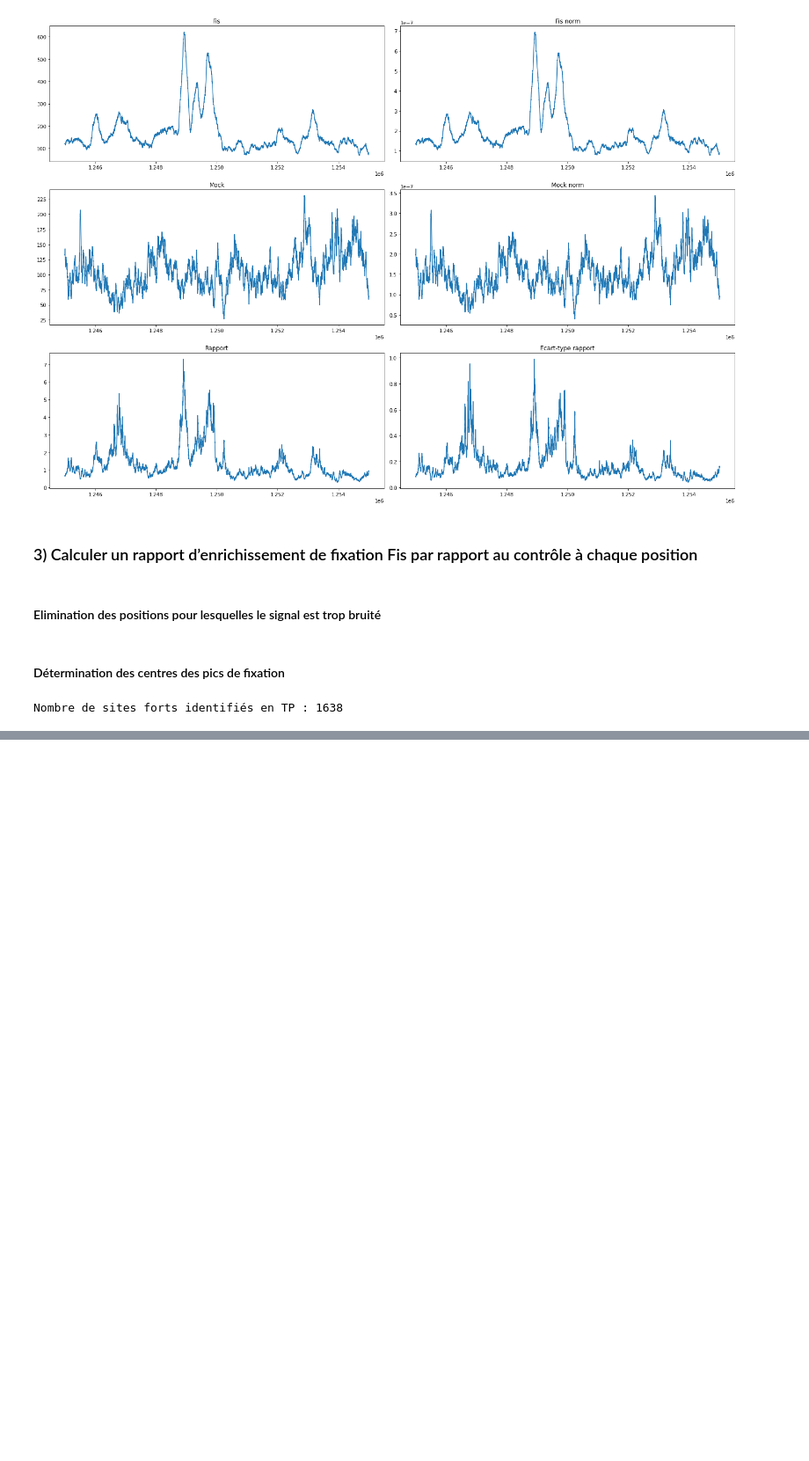
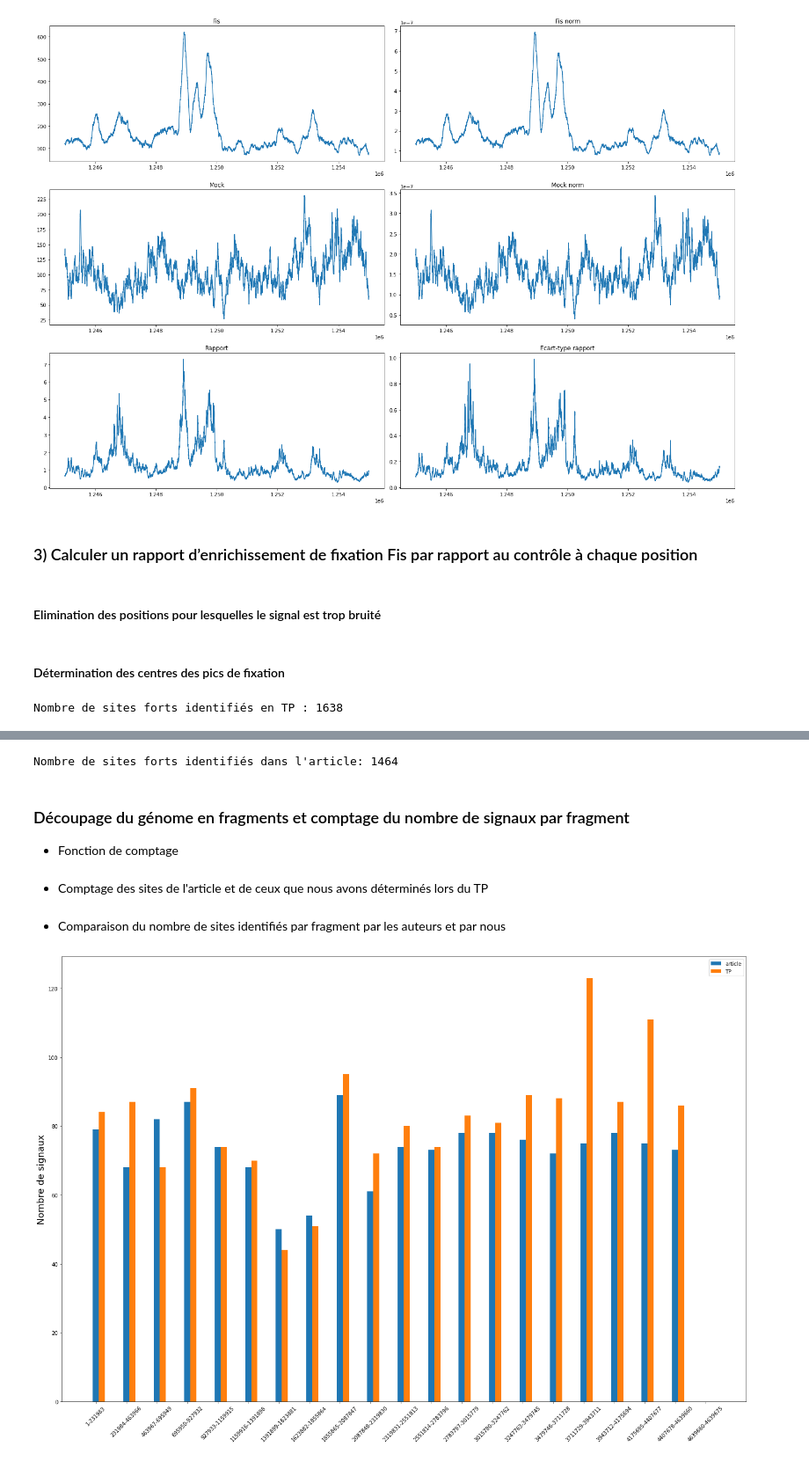
Before and after one commit to neonicoo/TP_ChIP-Seq_4BiM, a Jupyter notebook: TP_ChIP-Seq_4BiM.ipynb, the cells around one changed output, grey strips where cells are left out. Shown at 88% size. Cells and saved outputs as stored; diff of their text form; code cells hidden in the pictures; blank space fills up the shorter version.

Commit message:
Analyse des données RpoD + Comparaison avec l'article

```diff
--- a/TP_ChIP-Seq_4BiM.ipynb
+++ b/TP_ChIP-Seq_4BiM.ipynb
@@ -368,0 +373,56 @@ Nombre de sites forts identifiés en TP : 1638
+# %%
+# Importation des données de l'aricle
+donnees = np.asarray(pds.read_table('../Fis_ME_bindingregions.txt',header=None, skiprows=1, sep = " "))
+
+# Dans le fichier on a les coordonnées gauche et droite des sites de fixation.
+#On considère le milieu des coordonnées gauche et droite (= la moyenne) comme étant le site de fixation
+sites_article = np.mean(donnees, axis=1)
+print("Nombre de sites forts identifiés dans l'article:", len(sites_article))
+# %% [output]
+Nombre de sites forts identifiés dans l'article: 1464
+# %% [markdown]
+### Découpage du génome en fragments et comptage du nombre de signaux par fragment
++ Fonction de comptage
+# %%
+def count_signals(sites,*args, **kwargs):
+    '''
+    Division du génome en n bins non chevauchantes et comptage du nombre de signaux a l'intérieur de chaque bin
+    sites = coordonnees des sites de structure [[début, fin], ..., [début,fin]]
+    '''
+    nbins = kwargs.get("nbins",20) # nombre de bins
+    lgenome = kwargs.get("lgenome", 4639675) # longueur du génome
+    lbin = lgenome//nbins # longueur d'une bin
+    lastbin = lgenome%nbins # longueur de la fraction restante
+
+    bins = [] # liste des bins de structure [[début,fin,nb signaux], ..., [début,fin,nb signaux]]
+    for i in range(1,lgenome-lbin,lbin): # initialisation des bins : on indique le début et la fin de chaque bin
+        bins.append([i,i+lbin-1,0])
+
+    if lastbin != 0: # ajout de la fraction restante
+        bins.append([bins[-1][1],bins[-1][1]+lastbin,0])
+
+    bins = np.array(bins)
+    for site in sites: # attribue chaque signal à un bin (la position du signal doit être dans l'intervalle du bin)
+        bins[np.where((bins[:,0] <= site) & (bins[:,1] >= site)),2] += 1
+    return bins
+# %% [markdown]
++ Comptage des sites de l'article et de ceux que nous avons déterminés lors du TP
+# %%
+bins_article = count_signals(sites_article)
+bins_tp = count_signals(pos_strong_sites)
+# %% [markdown]
++ Comparaison du nombre de sites identifiés par fragment par les auteurs et par nous
+# %%
+barWidth = 0.2
+plt.figure(figsize = (24, 16))
+y1 = [b[2] for b in bins_article] ; y2 = [b[2] for b in bins_tp]
+r1 = range(len(y1)) ; r2 = [x + barWidth for x in r1]
+plt.bar(r1, y1, width = barWidth, linewidth = 2, label="article")
+plt.bar(r2, y2, width = barWidth, linewidth = 2, label="TP")
+plt.ylabel("Nombre de signaux", fontsize = 18)
+plt.legend()
+xlab = ["{}-{}".format(b[0],b[1]) for b in bins_article]
+plt.xticks(r1,["{}-{}".format(b[0],b[1]) for b in bins_article],rotation = 45)
+plt.show()
+# %% [output]
+[figure, added]
```
Also changed, not shown: parts of 11 cells of this notebook.
